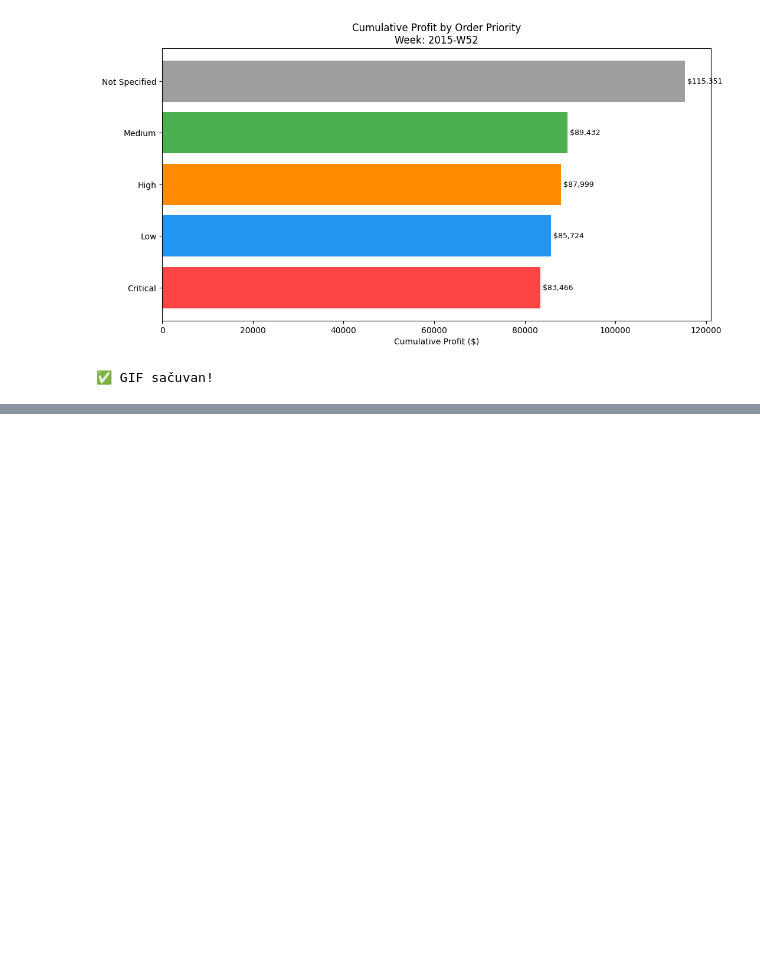
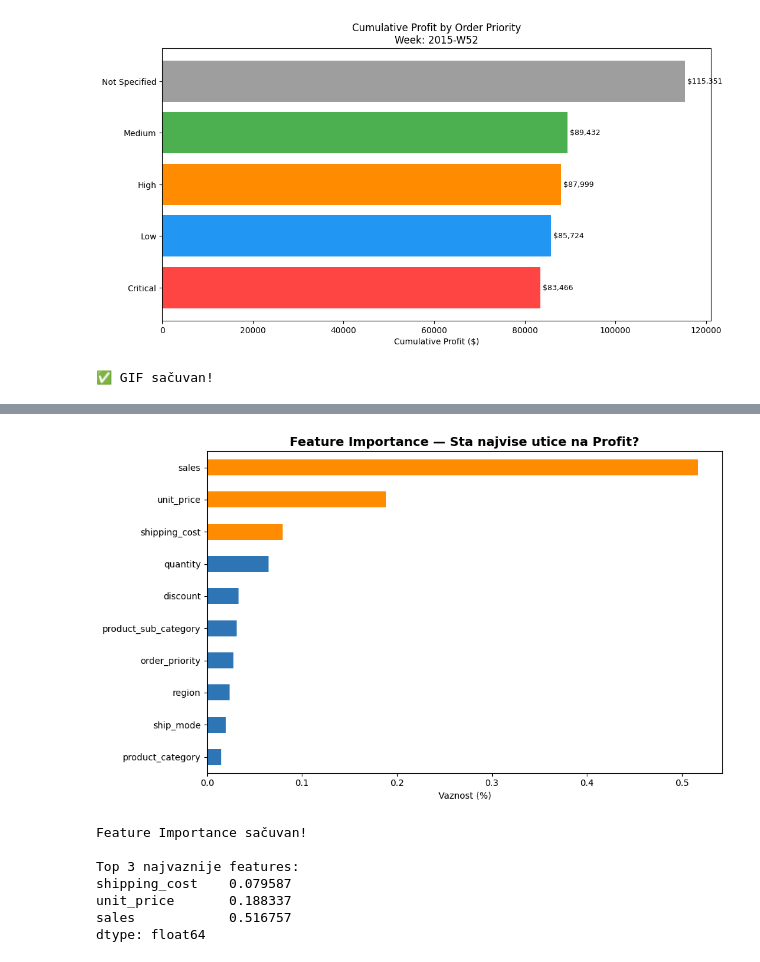
Before and after one commit to BogdanStankovic1/smart_store_project, a Jupyter notebook: 04_extra_tasks.ipynb, the cells around one changed output, grey strips where cells are left out. Saved outputs shown, nothing was run; the diff lists cells and outputs as text; code cells hidden in the pictures; blank space fills up the shorter version.

Commit message:
Generate random forest and updated new dush on PowerBi

```diff
--- a/04_extra_tasks.ipynb
+++ b/04_extra_tasks.ipynb
@@ -138,0 +226,25 @@ print("✅ GIF sačuvan!")
+# %%
+# Kreiraj i treniraj Random Forest model
+print("Treniram model...")
+
+model = RandomForestRegressor(
+    n_estimators=100,   # broj stabala u šumi
+    max_depth=10,       # maksimalna dubina stabla
+    random_state=42     # reproduktibilnost rezultata
+)
+
+model.fit(X_train, y_train)
+print("Model istreniran!")
+
+# Predikcija na test setu
+y_pred = model.predict(X_test)
+
+# Evaluacija
+mae  = mean_absolute_error(y_test, y_pred)
+rmse = np.sqrt(mean_squared_error(y_test, y_pred))
+r2   = r2_score(y_test, y_pred)
+
+print(f"\nRezultati modela:")
+print(f"MAE  (Mean Absolute Error): ${mae:.2f}")
+print(f"RMSE (Root Mean Sq. Error): ${rmse:.2f}")
+print(f"R2   Score:                 {r2:.3f}")
@@ -138,0 +259,29 @@ print("✅ GIF sačuvan!")
+# %%
+# Feature Importance
+importance = pd.Series(
+    model.feature_importances_,
+    index=X.columns
+).sort_values(ascending=True)
+
+plt.figure(figsize=(10, 6))
+colors = ['#2E75B6' if i < len(importance)-3
+          else '#FF8C00' for i in range(len(importance))]
+importance.plot(kind='barh', color=colors)
+plt.title('Feature Importance — Sta najvise utice na Profit?',
+          fontsize=14, fontweight='bold')
+plt.xlabel('Vaznost (%)')
+plt.tight_layout()
+plt.savefig('exports/feature_importance.png', dpi=150)
+plt.show()
+print("Feature Importance sačuvan!")
+print("\nTop 3 najvaznije features:")
+print(importance.tail(3))
+# %% [output]
+[figure, added]
+Feature Importance sačuvan!
+
+Top 3 najvaznije features:
+shipping_cost    0.079587
+unit_price       0.188337
+sales            0.516757
+dtype: float64
```
Also changed, not shown: parts of 4 cells of this notebook, 1 other file.
